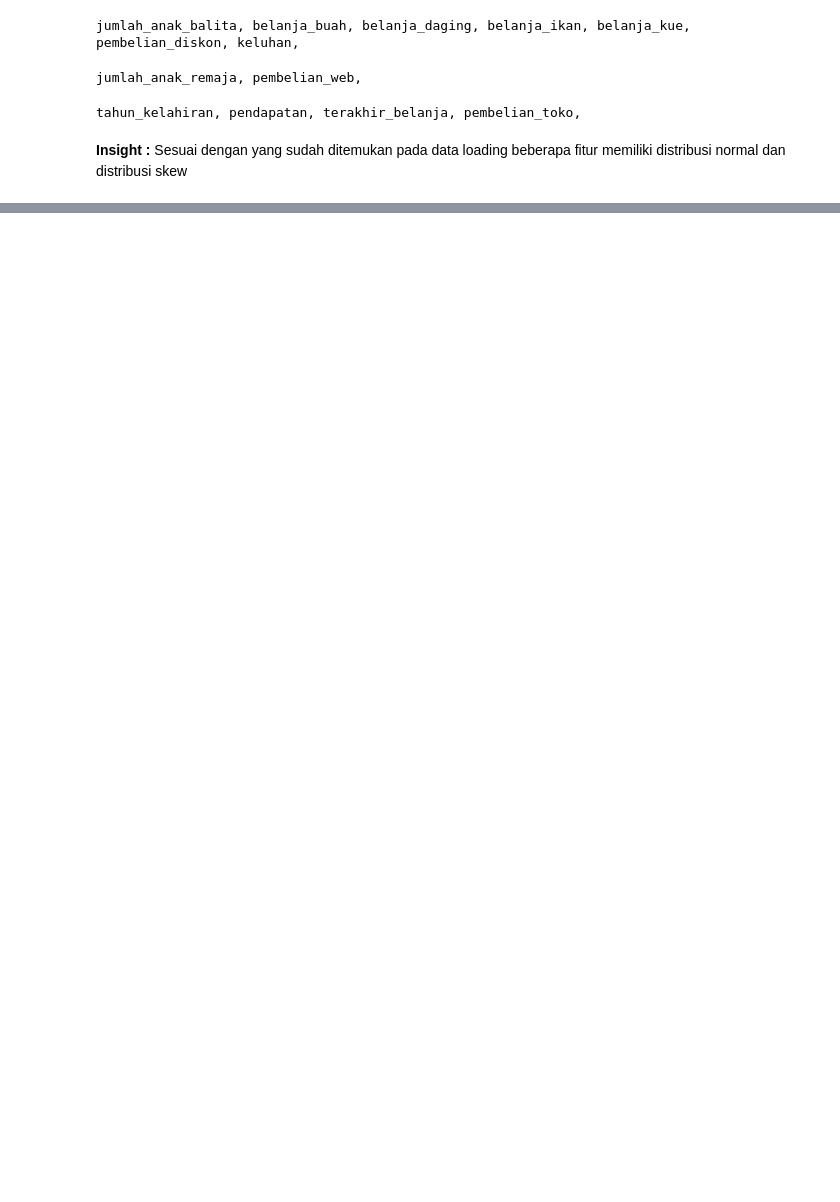
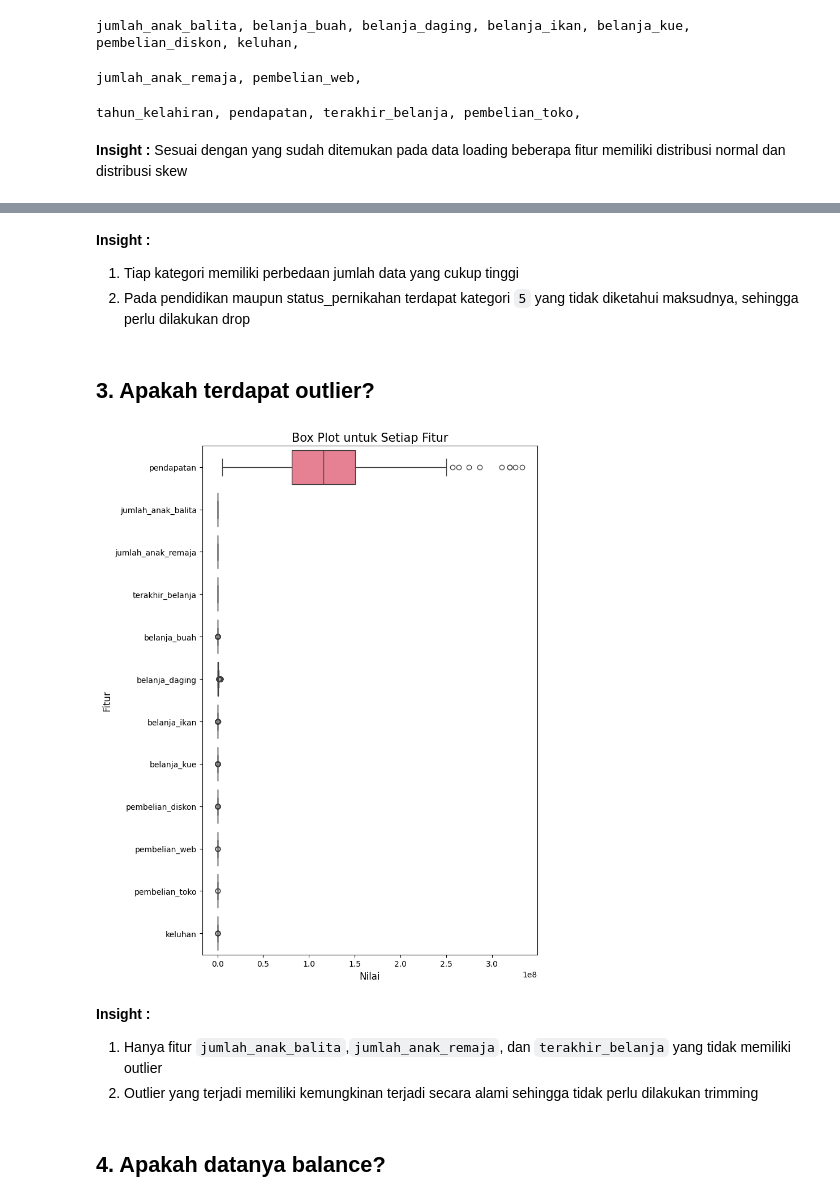
Before and after one commit to azizriza1210/Karpet-Biru, a Jupyter notebook: bismillah.ipynb, the cells around one changed output, grey strips where cells are left out. Drawn from its saved outputs; the diff is of its cells as text; code cells hidden in the pictures; blank space fills up the shorter version.

```diff
--- a/bismillah.ipynb
+++ b/bismillah.ipynb
@@ -222,0 +277,30 @@ tahun_kelahiran, pendapatan, terakhir_belanja, pembelian_toko,
+# %% [markdown]
+**Insight :**
+1. Tiap kategori memiliki perbedaan jumlah data yang cukup tinggi
+2. Pada pendidikan maupun status_pernikahan terdapat kategori `5` yang tidak diketahui maksudnya, sehingga perlu dilakukan drop
+# %% [markdown]
+## 3. Apakah terdapat outlier?
+# %%
+kolom = df_train.columns
+
+# Set up figure and axes
+fig, axes = plt.subplots(figsize=(8, 10))
+
+# Plot the box plot
+sns.boxplot(data=df_train.drop(columns=kolom[0]), orient='h', ax=axes)
+
+# Set title and labels
+axes.set_title('Box Plot untuk Setiap Fitur', fontsize=15, loc='center')
+axes.set_ylabel('Fitur', fontsize=12)
+axes.set_xlabel('Nilai', fontsize=12)
+
+plt.tight_layout()
+plt.show()
+# %% [output]
+[figure, added]
+# %% [markdown]
+**Insight :**
+1. Hanya fitur `jumlah_anak_balita`,`jumlah_anak_remaja`, dan `terakhir_belanja` yang tidak memiliki outlier
+2. Outlier yang terjadi memiliki kemungkinan terjadi secara alami sehingga tidak perlu dilakukan trimming
+# %% [markdown]
+## 4. Apakah datanya balance?
```
Also changed, not shown: parts of 27 cells of this notebook.
